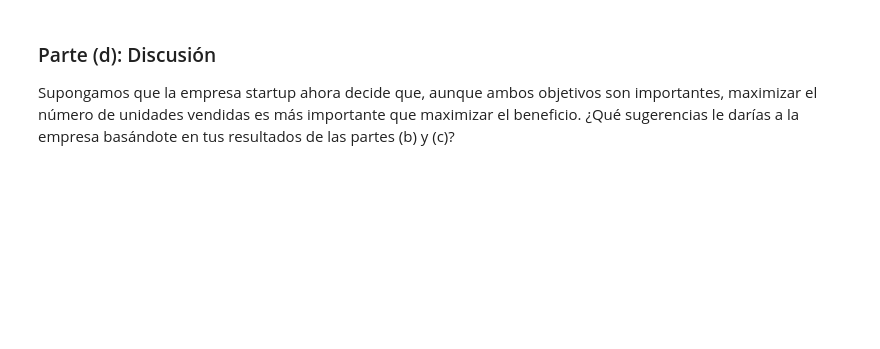
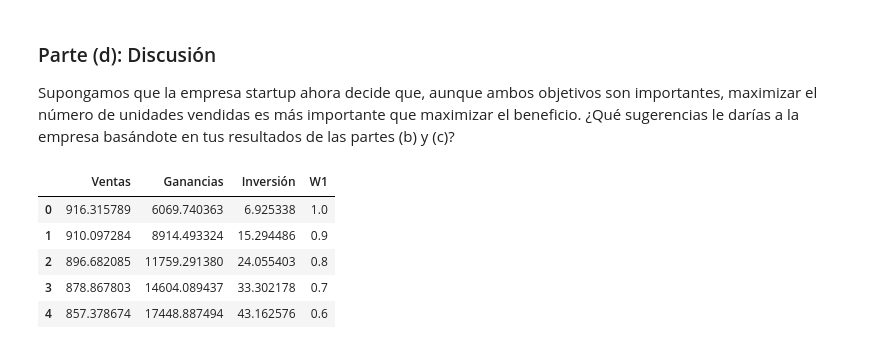
Before and after one commit to ddi4z/Laboratorios-MOS, a Jupyter notebook: Laboratorio 4/punto 2.ipynb, the cells around one changed output. Drawn from its saved outputs; the diff is of its cells as text; code cells hidden in the pictures; blank space fills up the shorter version.

```diff
--- a/Laboratorio 4/punto 2.ipynb
+++ b/Laboratorio 4/punto 2.ipynb
@@ -160,19 +172,23 @@ Implementen el método de **$\epsilon$-constraint** para encontrar el **frente
 # %%
 def restriccionEpsilon(Model, epsilon):
     eliminarComponente(M, "beneficio")
-    Model.beneficio = Constraint(expr = Model.f2 >=epsilon)
+    Model.beneficio = Constraint(expr = Model.f2 >= epsilon)
 
 valoresW1 = np.linspace(0, 1, 11)
 puntosPareto = []
+valoresModelo = []
+
 for w1 in valoresW1:
     reiniciarModelo(M, "f1")
     limiteGanancia = valorMaximoGanancia - (valorMaximoGanancia - valorMinimoGanancia) * w1
     restriccionEpsilon(M, limiteGanancia)
+
     SolverFactory('ipopt').solve(M)
     ventas = M.f1()
     ganancias = M.f2()
     puntosPareto.append((ventas, ganancias))
-
+    a = M.a()
+    valoresModelo.append((ventas, ganancias, a, w1))
 
 plt.figure(figsize=(10, 5))
 plt.plot([p[1] for p in puntosPareto], [p[0] for p in puntosPareto], 'bo-', label='Soluciones')
@@ -188,3 +204,12 @@ plt.show()
 ### Parte (d): Discusión
 
 Supongamos que la empresa startup ahora decide que, aunque ambos objetivos son importantes, maximizar el número de unidades vendidas es más importante que maximizar el beneficio. ¿Qué sugerencias le darías a la empresa basándote en tus resultados de las partes (b) y (c)?
+# %%
+pd.DataFrame(data=valoresModelo[6:], columns=['Ventas', 'Ganancias', 'Inversión', 'W1']).iloc[::-1].reset_index(drop=True)
+# %% [output]
+|  | Ventas | Ganancias | Inversión | W1 |
+| 0 | 916.315789 | 6069.740363 | 6.925338 | 1.0 |
+| 1 | 910.097284 | 8914.493324 | 15.294486 | 0.9 |
+| 2 | 896.682085 | 11759.291380 | 24.055403 | 0.8 |
+| 3 | 878.867803 | 14604.089437 | 33.302178 | 0.7 |
+| 4 | 857.378674 | 17448.887494 | 43.162576 | 0.6 |
```
Also changed, not shown: parts of 6 cells of this notebook, 2 other files.
